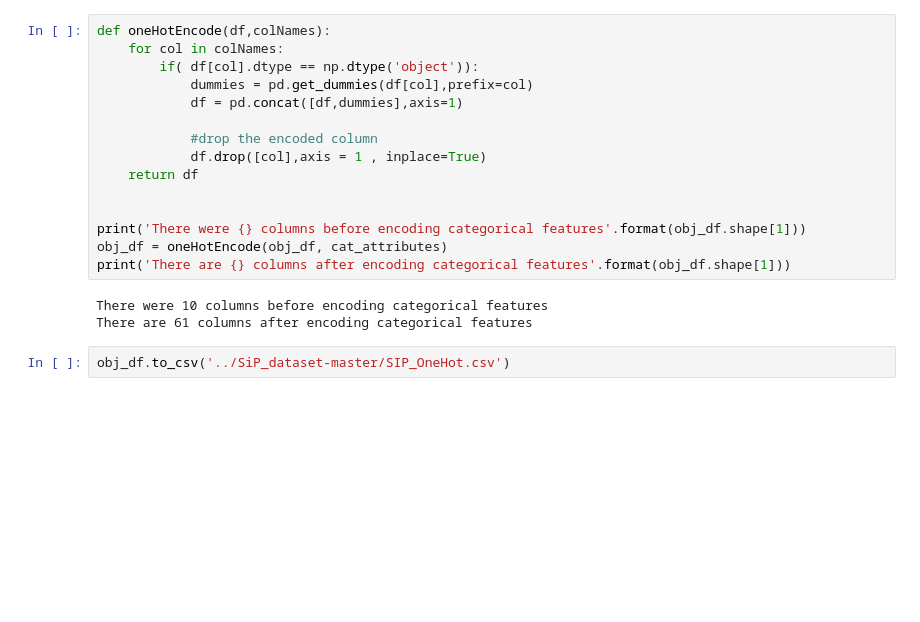
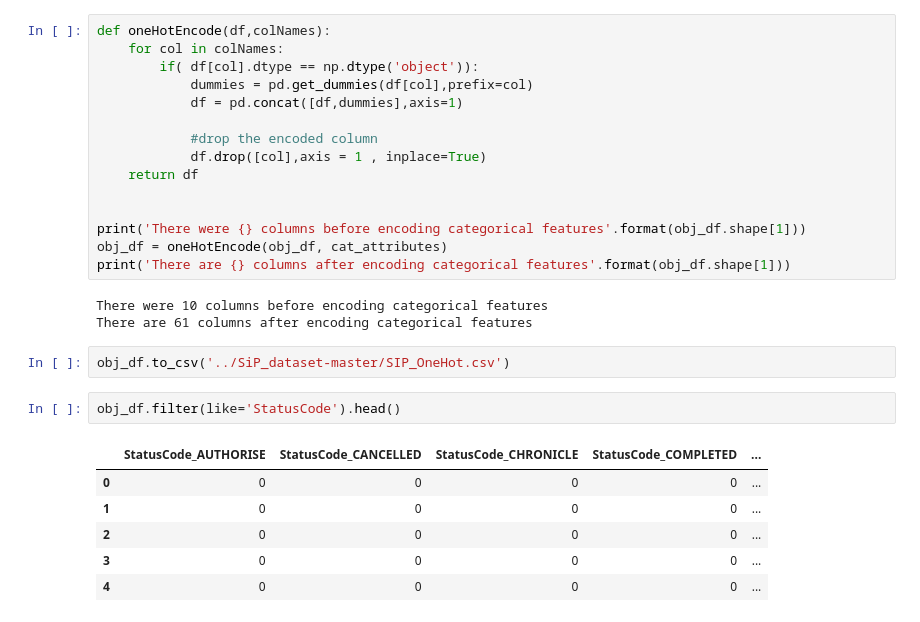
Before and after one commit to orlevit/EffortEstimation, a Jupyter notebook: notebooks/DataExploration.ipynb, the cells around one changed output. Cells and saved outputs as stored; diff of their text form; blank space fills up the shorter version.

```diff
--- a/notebooks/DataExploration.ipynb
+++ b/notebooks/DataExploration.ipynb
@@ -196,3 +228,12 @@ There were 10 columns before encoding categorical features
 There are 61 columns after encoding categorical features
 # %%
 obj_df.to_csv('../SiP_dataset-master/SIP_OneHot.csv')
+# %%
+obj_df.filter(like='StatusCode').head()
+# %% [output]
+|  | StatusCode_AUTHORISE | StatusCode_CANCELLED | StatusCode_CHRONICLE | StatusCode_COMPLETED | ... |
+| 0 | 0 | 0 | 0 | 0 | ... |
+| 1 | 0 | 0 | 0 | 0 | ... |
+| 2 | 0 | 0 | 0 | 0 | ... |
+| 3 | 0 | 0 | 0 | 0 | ... |
+| 4 | 0 | 0 | 0 | 0 | ... |
```
Also changed, not shown: parts of 8 cells of this notebook, 12 other files.
